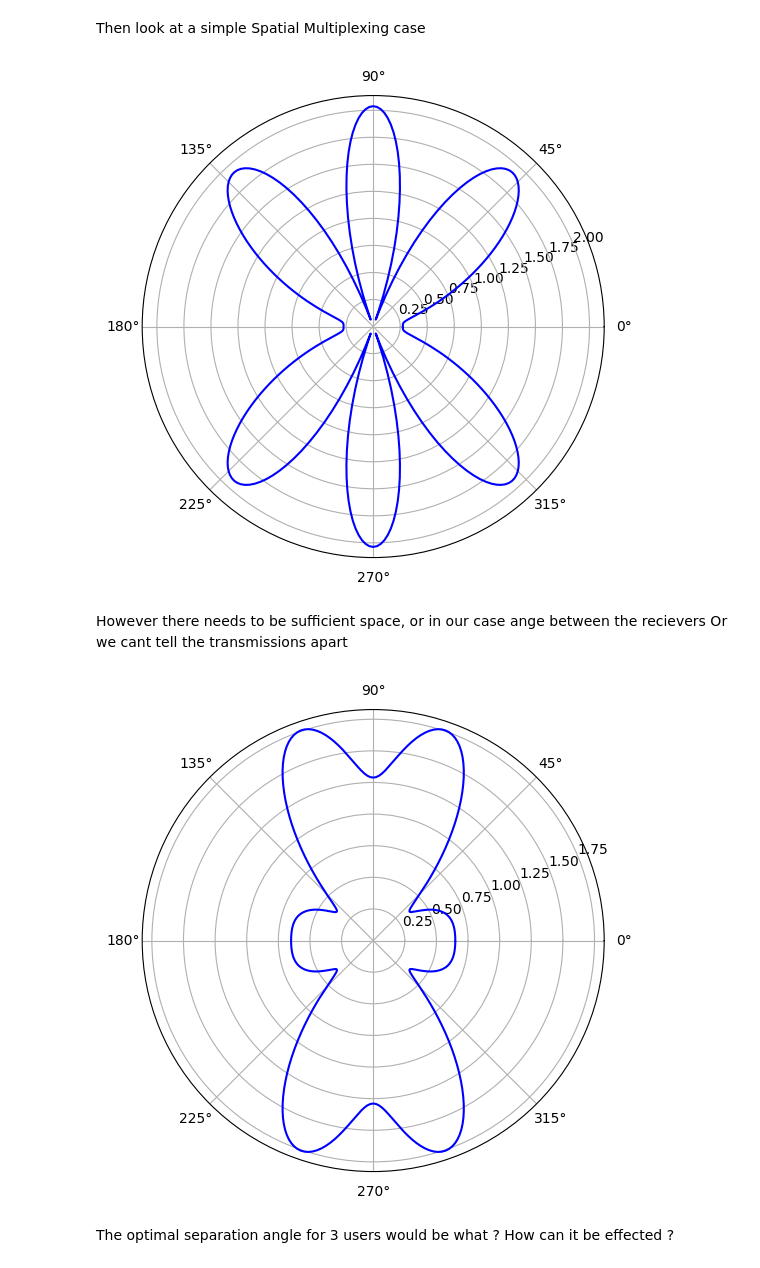
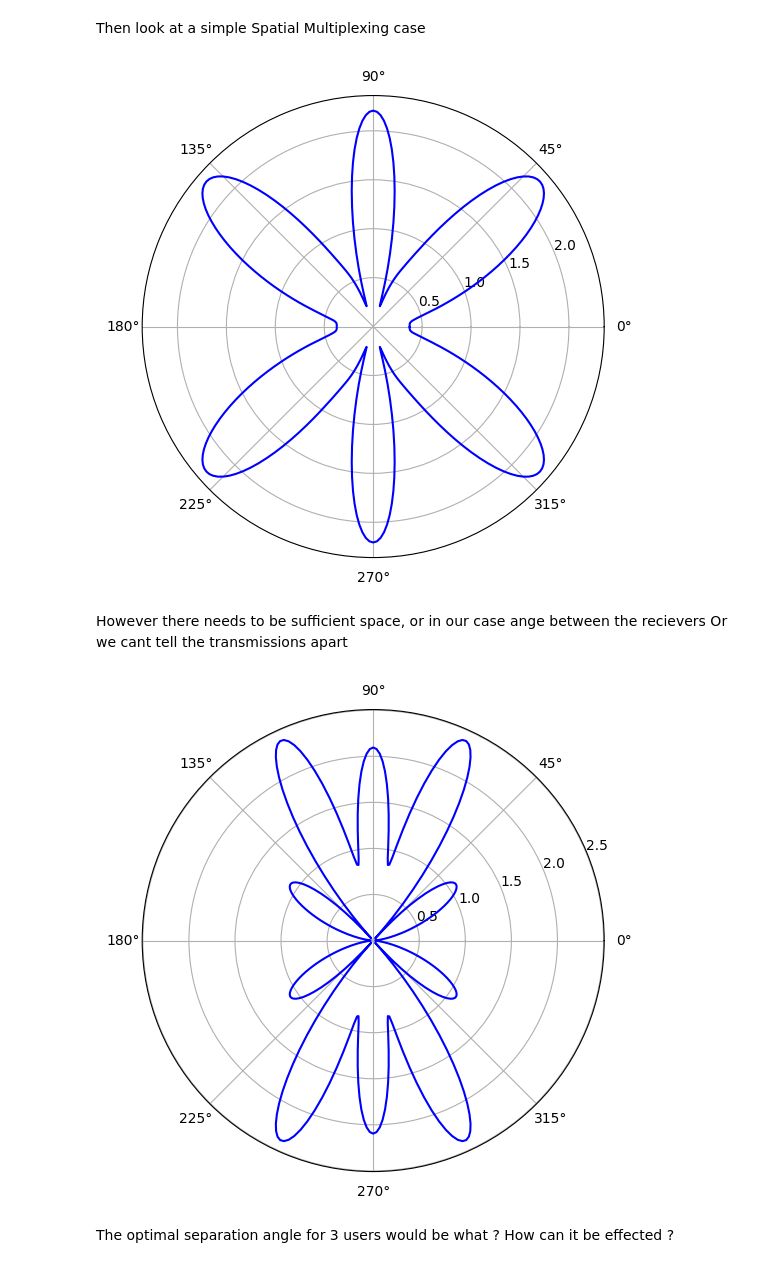
Before and after one commit to isakkolbeins/MIMO-simulations, a Jupyter notebook: MIMO-SpatialMuliplexing.IPYNB, the cells around one changed output. Cells and saved outputs as stored; diff of their text form; code cells hidden in the pictures.

Commit message:
--- The version demonstrated
- Fixed the number of antennas used
- Look into SNR and SINR plotting and calculations
- Is this correct ?

```diff
--- a/MIMO-SpatialMuliplexing.IPYNB
+++ b/MIMO-SpatialMuliplexing.IPYNB
@@ -110,7 +130,8 @@ class MIMOConfig:
         # Number of receivers determined from the number of angles
         self.num_receivers = len(receiver_angles_deg)
 
-        self.num_antennas = num_antennas // self.num_receivers
+        # self.num_antennas = num_antennas // self.num_receivers - this is not correct
+        self.num_antennas = num_antennas
 
         self.receiver_angles_deg = receiver_angles_deg
         self.receiver_angles_rad = [
@@ -189,20 +210,20 @@ polarPlot(sp_beamforming)
 # %% [markdown]
 Then look at a simple Spatial Multiplexing case
 # %%
-config1 = MIMOConfig(num_antennas=12, receiver_angles_deg=[135,90,45])
+config1 = MIMOConfig(num_antennas=6, receiver_angles_deg=[135,90,45])
 sp = superpose(config1.array_responses)
 polarPlot(sp)
 # %% [output]
-[figure, old version]
+[figure, new version]
 # %% [markdown]
 However there needs to be sufficient space, or in our case ange between the recievers
 Or we cant tell the transmissions apart
 # %%
-config2 = MIMOConfig(num_antennas=12, receiver_angles_deg=[110,90,70])
+config2 = MIMOConfig(num_antennas=6, receiver_angles_deg=[110,90,70])
 sp2 = superpose(config2.array_responses)
 polarPlot(sp2)
 # %% [output]
-[figure, old version]
+[figure, new version]
 # %% [markdown]
 The optimal separation angle for 3 users would be what ?
 How can it be effected ?
```
Also changed, not shown: parts of 7 cells of this notebook, 2 other files.
